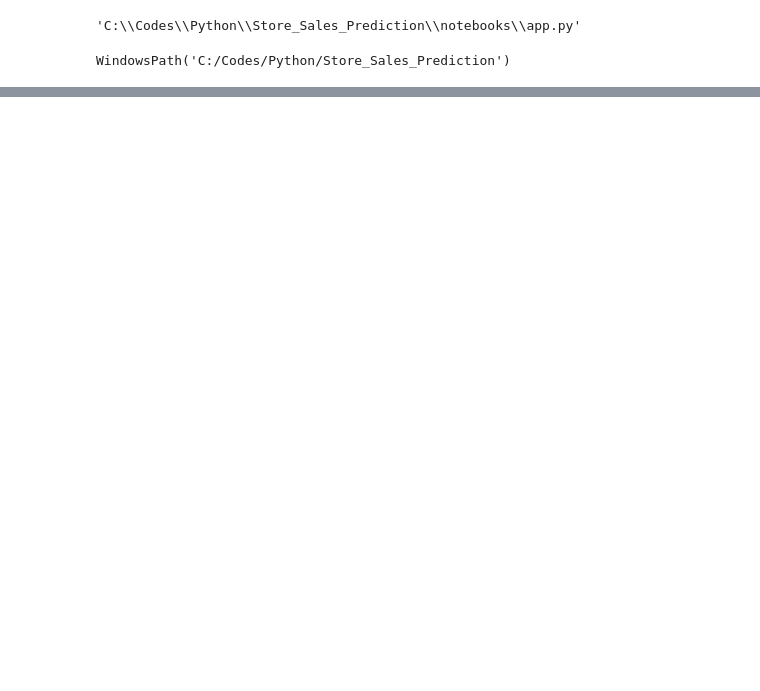
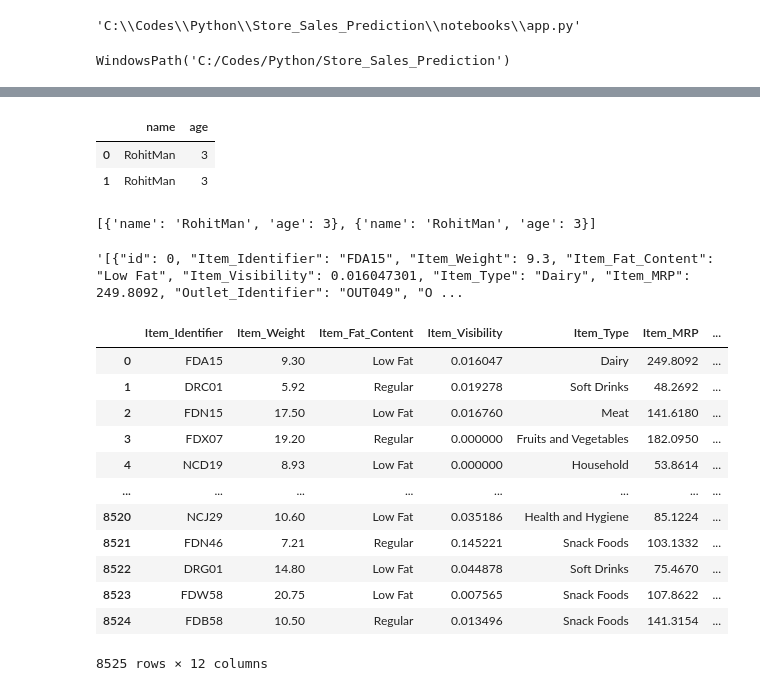
Before and after one commit to shubhamkulkarni1947/Store_Sales_Prediction, a Jupyter notebook: notebooks/test.ipynb, the cells around one changed output, grey strips where cells are left out. Saved outputs shown, nothing was run; the diff lists cells and outputs as text; code cells hidden in the pictures; blank space fills up the shorter version.

```diff
--- a/notebooks/test.ipynb
+++ b/notebooks/test.ipynb
@@ -71,0 +60,2 @@ df.to_csv('../data/raw/Train.csv',)
+# %%
+df  = df.reset_index().rename(columns={'index':'id'})
@@ -71,0 +141,34 @@ df.to_csv('../data/raw/Train.csv',)
+# %%
+dct4 = [{'name':'RohitMan','age':3},{'name':'RohitMan','age':3}]
+df4 = pd.DataFrame(dct4)
+df4
+# %% [output]
+|  | name | age |
+| 0 | RohitMan | 3 |
+| 1 | RohitMan | 3 |
+# %%
+
+df4.to_dict('records')
+# %% [output]
+[{'name': 'RohitMan', 'age': 3}, {'name': 'RohitMan', 'age': 3}]
+# %%
+import json
+json.dumps(df.iloc[0:2].to_dict('records'))
+# %% [output]
+'[{"id": 0, "Item_Identifier": "FDA15", "Item_Weight": 9.3, "Item_Fat_Content": "Low Fat", "Item_Visibility": 0.016047301, "Item_Type": "Dairy", "Item_MRP": 249.8092, "Outlet_Identifier": "OUT049", "O ...
+# %%
+df.drop(columns=['id'],inplace=True) if 'id' in df.columns else ''
+# %% [output]
+|  | Item_Identifier | Item_Weight | Item_Fat_Content | Item_Visibility | Item_Type | Item_MRP | ... |
+| 0 | FDA15 | 9.30 | Low Fat | 0.016047 | Dairy | 249.8092 | ... |
+| 1 | DRC01 | 5.92 | Regular | 0.019278 | Soft Drinks | 48.2692 | ... |
+| 2 | FDN15 | 17.50 | Low Fat | 0.016760 | Meat | 141.6180 | ... |
+| 3 | FDX07 | 19.20 | Regular | 0.000000 | Fruits and Vegetables | 182.0950 | ... |
+| 4 | NCD19 | 8.93 | Low Fat | 0.000000 | Household | 53.8614 | ... |
+| ... | ... | ... | ... | ... | ... | ... | ... |
+| 8520 | NCJ29 | 10.60 | Low Fat | 0.035186 | Health and Hygiene | 85.1224 | ... |
+| 8521 | FDN46 | 7.21 | Regular | 0.145221 | Snack Foods | 103.1332 | ... |
+| 8522 | DRG01 | 14.80 | Low Fat | 0.044878 | Soft Drinks | 75.4670 | ... |
+| 8523 | FDW58 | 20.75 | Low Fat | 0.007565 | Snack Foods | 107.8622 | ... |
+| 8524 | FDB58 | 10.50 | Regular | 0.013496 | Snack Foods | 141.3154 | ... |
+8525 rows × 12 columns
```
Also changed, not shown: parts of 29 cells of this notebook, 8 other files.
